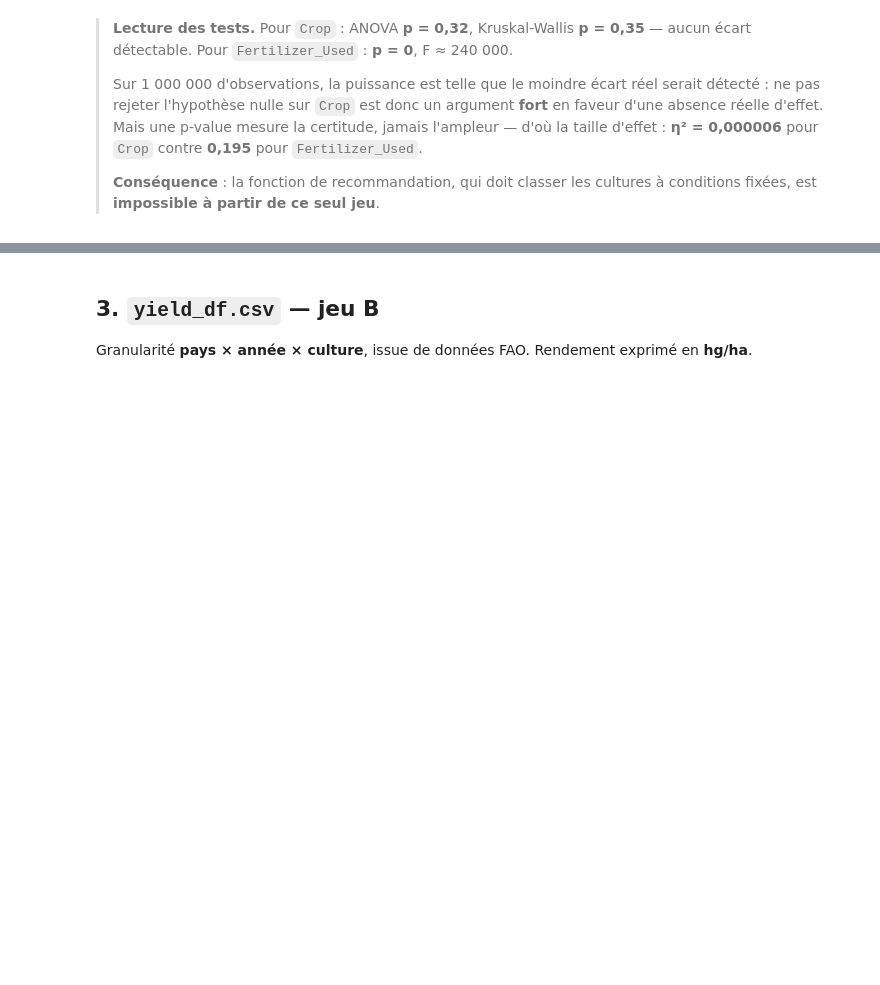
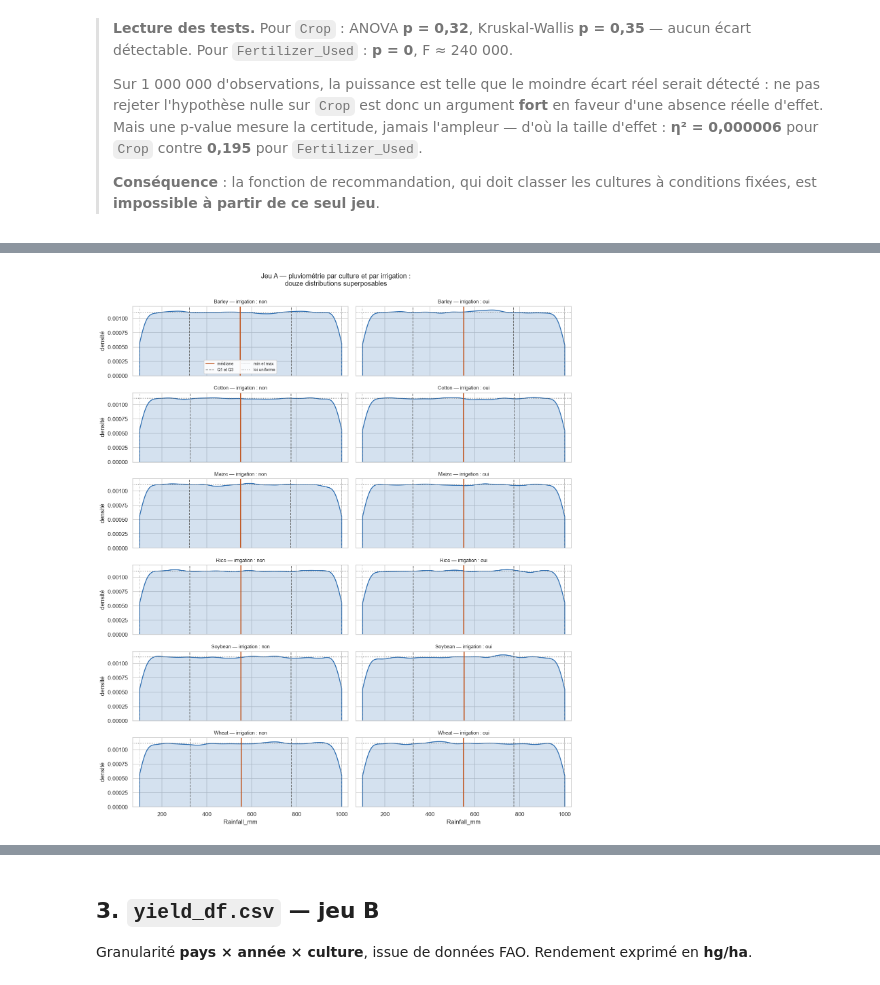
Before and after one commit to FaizaKh93/Projet12_mission, a Jupyter notebook: notebooks/exploratory_data_analysis.ipynb, the cells around one changed output, grey strips where cells are left out. Drawn from its saved outputs; the diff is of its cells as text; code cells hidden in the pictures; blank space fills up the shorter version.

```diff
--- a/notebooks/exploratory_data_analysis.ipynb
+++ b/notebooks/exploratory_data_analysis.ipynb
@@ -463,0 +836,54 @@ Fertilizer_Used — taille d effet : eta2 = 0.195452
+# %%
+from matplotlib.lines import Line2D
+
+CULTURES = sorted(crop_yield['Crop'].unique())
+BORNES = (crop_yield['Rainfall_mm'].min(), crop_yield['Rainfall_mm'].max())
+
+# Densite d'une loi uniforme sur la plage observee : la reference a comparer
+DENSITE_UNIFORME = 1 / (BORNES[1] - BORNES[0])
+
+fig, axes = plt.subplots(len(CULTURES), 2, figsize=(13, 15), sharex=True, sharey=True)
+
+for ligne, culture in enumerate(CULTURES):
+    for colonne, irrigue in enumerate((False, True)):
+        ax = axes[ligne, colonne]
+        groupe = crop_yield.loc[(crop_yield['Crop'] == culture)
+                                & (crop_yield['Irrigation_Used'] == irrigue),
+                                'Rainfall_mm']
+
+        # `clip` borne l'estimation aux valeurs reellement observees : un noyau
+        # gaussien deborderait sinon de part et d'autre, suggerant des parcelles
+        # sous 100 mm ou au-dela de 1000. L'affaissement aux extremites qui
+        # subsiste est l'effet de bord classique d'un KDE sur support borne.
+        sns.kdeplot(x=groupe, ax=ax, color=BLUE, fill=True, alpha=0.2,
+                    linewidth=1.6, clip=BORNES)
+        ax.axhline(DENSITE_UNIFORME, color='0.5', linestyle=':', linewidth=1.3)
+
+        # Les cinq reperes : min et max en pointille, Q1 et Q3 en tirets,
+        # mediane appuyee
+        q1, mediane, q3 = groupe.quantile([.25, .5, .75])
+        for valeur in (groupe.min(), groupe.max()):
+            ax.axvline(valeur, color='0.65', linestyle=':', linewidth=1)
+        for valeur in (q1, q3):
+            ax.axvline(valeur, color='0.4', linestyle='--', linewidth=1.2)
+        ax.axvline(mediane, color=ORANGE, linewidth=2)
+
+        ax.set_title(f"{culture} — irrigation : {'oui' if irrigue else 'non'}", fontsize=10)
+        ax.set_xlabel('Rainfall_mm' if ligne == len(CULTURES) - 1 else '')
+        ax.set_ylabel('densité' if colonne == 0 else '')
+
+axes[0, 0].set_xlim(BORNES[0] - 30, BORNES[1] + 30)
+
+reperes = [Line2D([], [], color=ORANGE, lw=2, label='médiane'),
+           Line2D([], [], color='0.4', ls='--', lw=1.2, label='Q1 et Q3'),
+           Line2D([], [], color='0.65', ls=':', lw=1, label='min et max'),
+           Line2D([], [], color='0.5', ls=':', lw=1.3, label='loi uniforme')]
+axes[0, 0].legend(handles=reperes, fontsize=8, loc='lower center', ncol=2,
+                  framealpha=0.9)
+
+fig.suptitle('Jeu A — pluviométrie par culture et par irrigation :\n'
+             'douze distributions superposables', fontsize=13, y=0.997)
+fig.tight_layout()
+plt.show()
+# %% [output]
+[figure, added]
```
Also changed, not shown: parts of 50 cells of this notebook, 11 other files.
